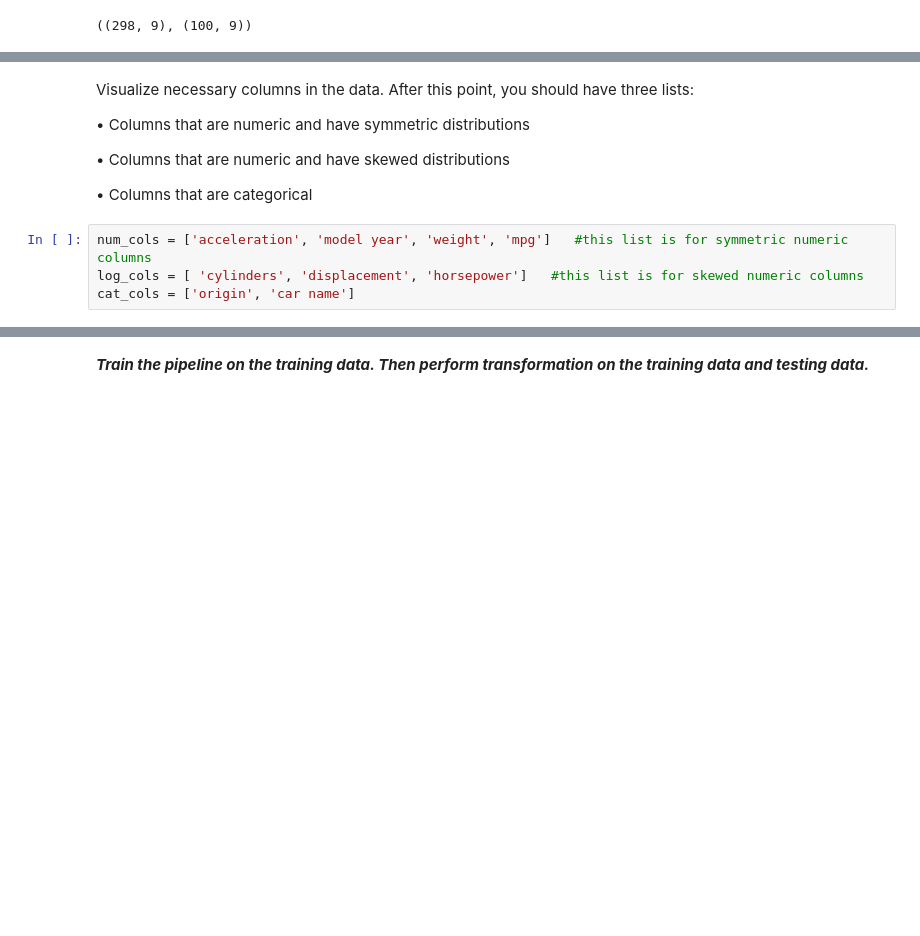
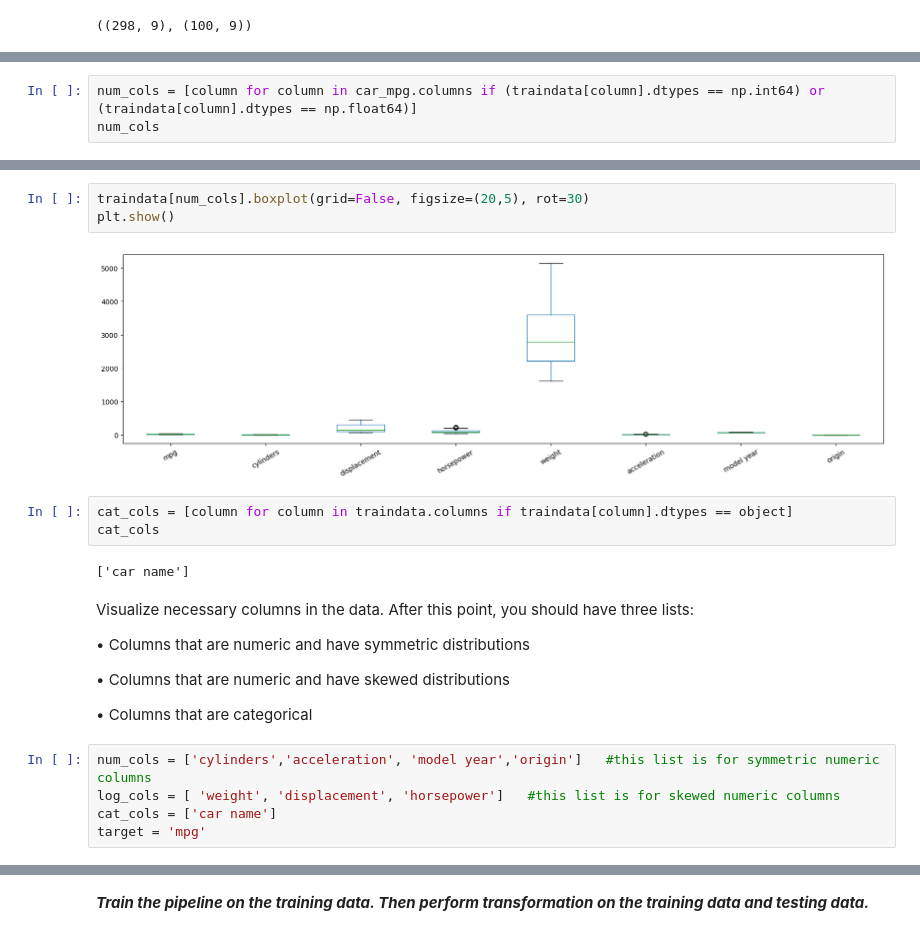
Before and after one commit to LeelaKarthik-26/Practical_Data_Analysis, a Jupyter notebook: Assignment_02.ipynb, the cells around one changed output, grey strips where cells are left out. Saved outputs shown, nothing was run; the diff lists cells and outputs as text; blank space fills up the shorter version.

```diff
--- a/Assignment_02.ipynb
+++ b/Assignment_02.ipynb
@@ -124,0 +128,3 @@ traindata.describe()
+# %%
+num_cols = [column for column in car_mpg.columns if (traindata[column].dtypes == np.int64) or (traindata[column].dtypes == np.float64)]
+num_cols
@@ -125,3 +140,13 @@ traindata.describe()
+# %%
+traindata[num_cols].boxplot(grid=False, figsize=(20,5), rot=30)
+plt.show()
+# %% [output]
+[figure, added]
+# %%
+cat_cols = [column for column in traindata.columns if traindata[column].dtypes == object]
+cat_cols
+# %% [output]
+['car name']
 # %% [markdown]
 Visualize necessary columns in the data. After this point, you should have three lists:
 
@@ -131,9 +156,10 @@ Visualize necessary columns in the data. After this point, you should have three
 
 •	Columns that are categorical
 # %%
-num_cols = ['acceleration', 'model year', 'weight', 'mpg']   #this list is for symmetric numeric columns
-log_cols = [ 'cylinders', 'displacement', 'horsepower']   #this list is for skewed numeric columns
-cat_cols = ['origin', 'car name']
+num_cols = ['cylinders','acceleration', 'model year','origin']   #this list is for symmetric numeric columns
+log_cols = [ 'weight', 'displacement', 'horsepower']   #this list is for skewed numeric columns
+cat_cols = ['car name']
+target = 'mpg'
 # %%
 from matplotlib import pyplot as plt
 
```
Also changed, not shown: parts of 10 cells of this notebook.
